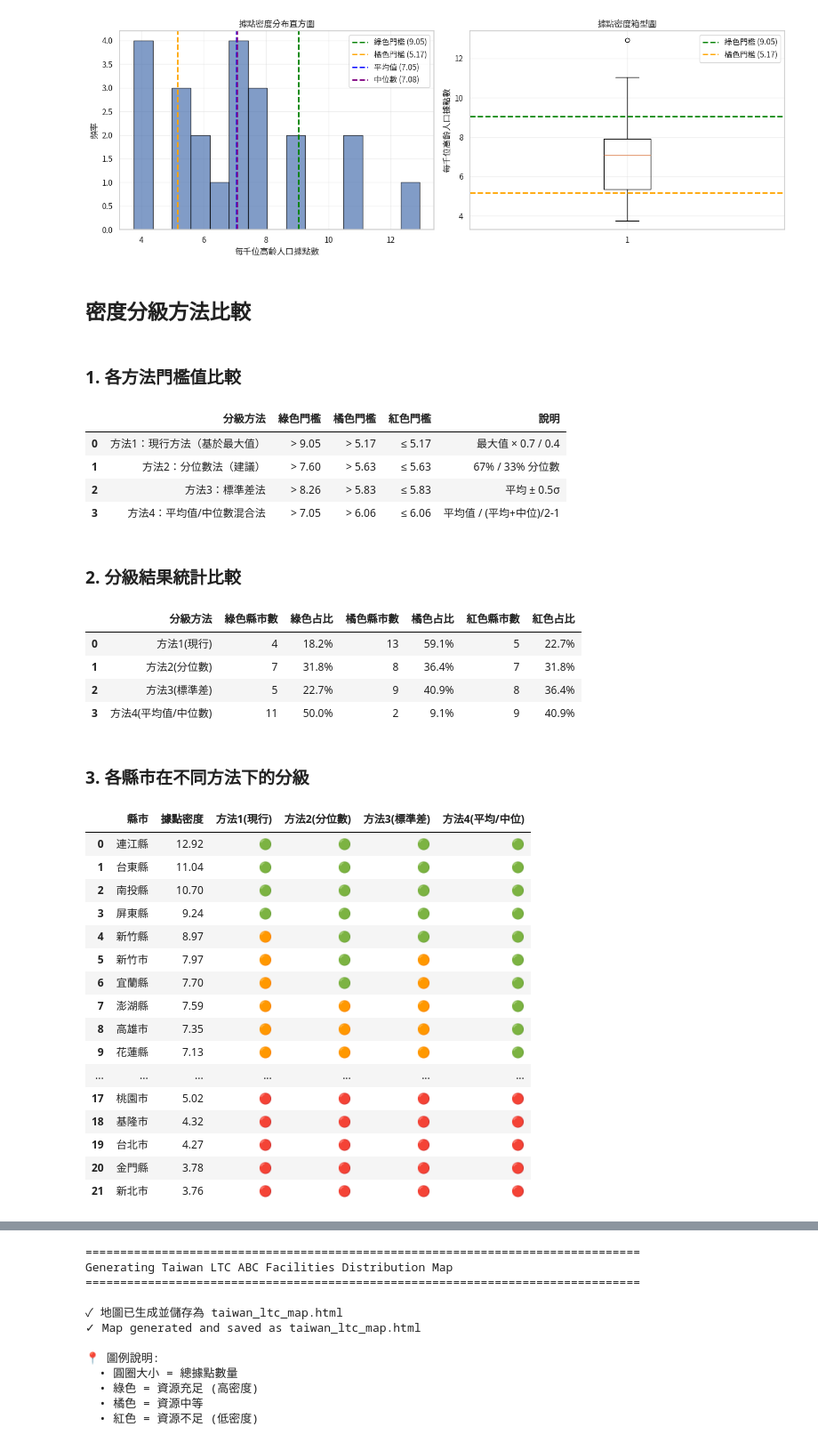
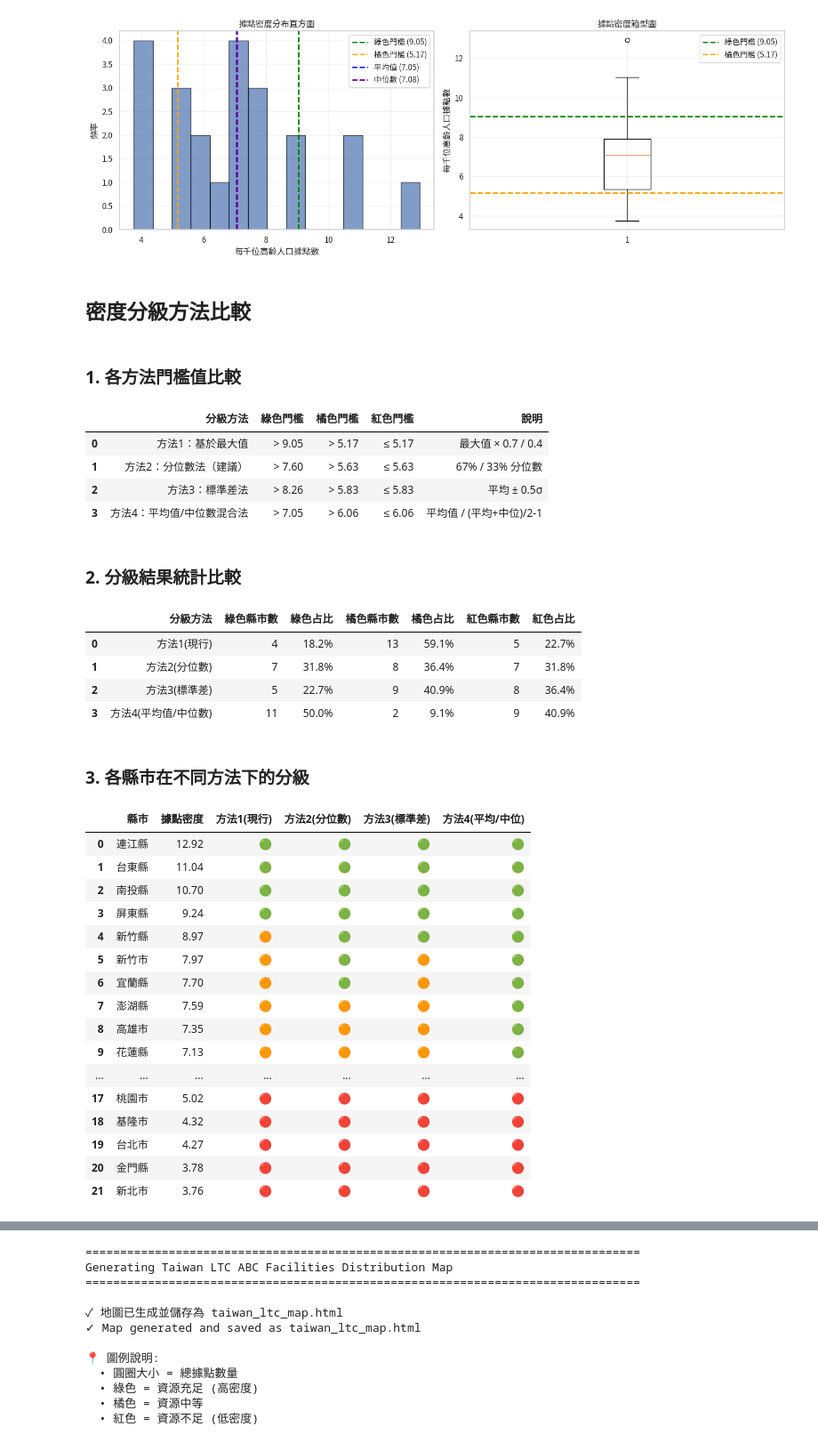
Before and after one commit to yen0304/114-1-fianl-report, a Jupyter notebook: population_analysis.ipynb, the cells around one changed output, grey strips where cells are left out. Shown at 89% size. Saved outputs shown, nothing was run; the diff lists cells and outputs as text; code cells hidden in the pictures.

```diff
--- a/population_analysis.ipynb
+++ b/population_analysis.ipynb
@@ -893,7 +893,7 @@ plt.show()
 
 display(Markdown("## 密度分級方法比較"))
 
-# 方法1: 現行方法（基於最大值）
+# 方法1: 基於最大值
 max_val = df["每千位高齡人口據點數"].max()
 method1_thresholds = {"綠色": max_val * 0.7, "橘色": max_val * 0.4}
 
@@ -951,7 +951,7 @@ display(Markdown("### 1. 各方法門檻值比較"))
 threshold_data = []
 threshold_data.append(
     {
-        "分級方法": "方法1：現行方法（基於最大值）",
+        "分級方法": "方法1：基於最大值",
         "綠色門檻": f"> {method1_thresholds['綠色']:.2f}",
         "橘色門檻": f"> {method1_thresholds['橘色']:.2f}",
         "紅色門檻": f"≤ {method1_thresholds['橘色']:.2f}",
@@ -1067,34 +1067,34 @@ for idx, (method, name, ax) in enumerate(zip(methods, method_names, axes.flatten
     colors_map = {'green': '#2ecc71', 'orange': '#f39c12', 'red': '#e74c3c'}
     colors = [colors_map[c] for c in sorted_df[method]]
 
     ax.barh(range(len(sorted_df)), sorted_df['每千位高齡人口據點數'], color=colors, alpha=0.7)
     ax.set_yticks(range(len(sorted_df)))
     ax.set_yticklabels(sorted_df['縣市名稱'], fontsize=8)
     ax.set_xlabel('每千位高齡人口據點數', fontsize=10)
     ax.set_title(name, fontsize=12, fontweight='bold')
     ax.grid(True, alpha=0.3, axis='x')
 
     # 標示門檻線
     if idx == 0:  # 方法1
         ax.axvline(method1_thresholds['綠色'], color='green', linestyle='--', linewidth=2, alpha=0.7)
         ax.axvline(method1_thresholds['橘色'], color='orange', linestyle='--', linewidth=2, alpha=0.7)
     elif idx == 1:  # 方法2
         ax.axvline(method2_thresholds['綠色'], color='green', linestyle='--', linewidth=2, alpha=0.7)
         ax.axvline(method2_thresholds['橘色'], color='orange', linestyle='--', linewidth=2, alpha=0.7)
     elif idx == 2:  # 方法3
         ax.axvline(method3_thresholds['綠色'], color='green', linestyle='--', linewidth=2, alpha=0.7)
         ax.axvline(method3_thresholds['橘色'], color='orange', linestyle='--', linewidth=2, alpha=0.7)
     elif idx == 3:  # 方法4
         ax.axvline(method4_thresholds['綠色'], color='green', linestyle='--', linewidth=2, alpha=0.7)
         ax.axvline(method4_thresholds['橘色'], color='orange', linestyle='--', linewidth=2, alpha=0.7)
 
 plt.tight_layout()
 plt.show()
 # %% [output]
 ## 密度分級方法比較
 ### 1. 各方法門檻值比較
 |  | 分級方法 | 綠色門檻 | 橘色門檻 | 紅色門檻 | 說明 |
-| 0 | 方法1：現行方法（基於最大值） | > 9.05 | > 5.17 | ≤ 5.17 | 最大值 × 0.7 / 0.4 |
+| 0 | 方法1：基於最大值 | > 9.05 | > 5.17 | ≤ 5.17 | 最大值 × 0.7 / 0.4 |
 | 1 | 方法2：分位數法（建議） | > 7.60 | > 5.63 | ≤ 5.63 | 67% / 33% 分位數 |
 | 2 | 方法3：標準差法 | > 8.26 | > 5.83 | ≤ 5.83 | 平均 ± 0.5σ |
 | 3 | 方法4：平均值/中位數混合法 | > 7.05 | > 6.06 | ≤ 6.06 | 平均值 / (平均+中位)/2-1 |
```
Also changed, not shown: parts of 2 cells of this notebook, 2 other files.
